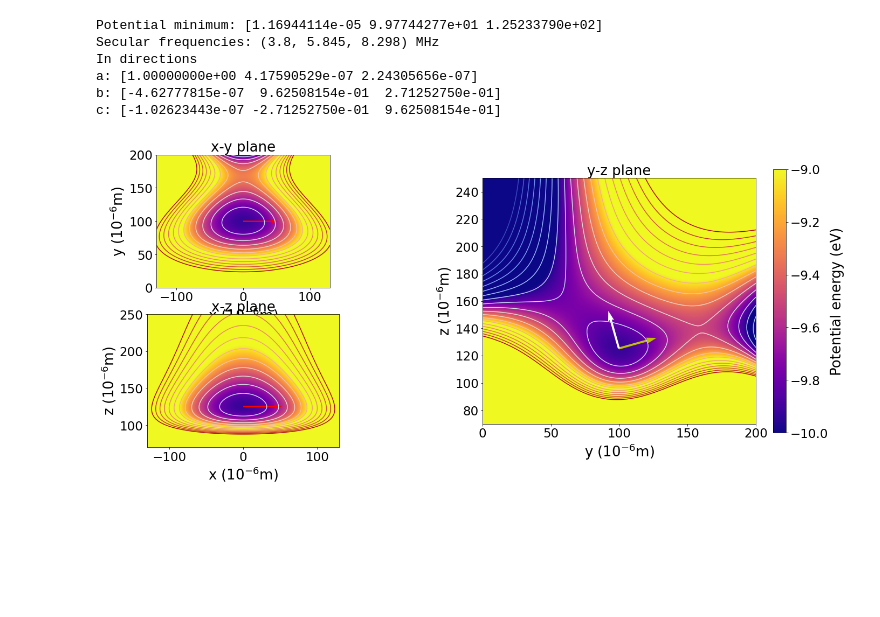
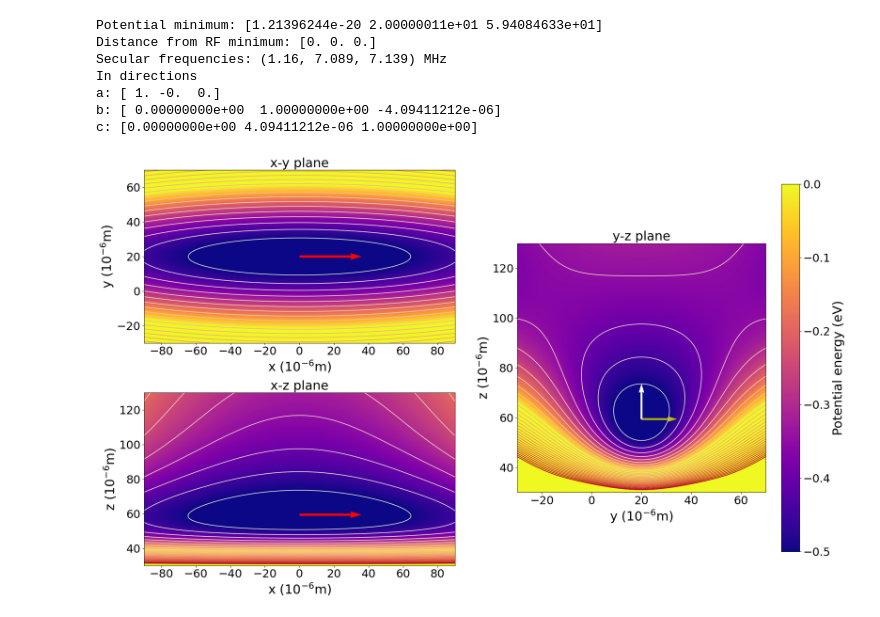
Before and after one commit to underforestaaa/Sion, a Jupyter notebook: examples/anharmonic_modes.ipynb, the cells around one changed output. Saved outputs shown, nothing was run; the diff lists cells and outputs as text; code cells hidden in the pictures; blank space fills up the shorter version.

```diff
--- a/examples/anharmonic_modes.ipynb
+++ b/examples/anharmonic_modes.ipynb
@@ -22,10 +26,10 @@ import sion as sn
 # %%
 # define trap with large anharmonicity
 L = 1e-6 # length scale
-Vrf = 200. # RF peak voltage in V
+Vrf = 100. # RF peak voltage in V
 mass = 40*ct.atomic_mass # ion mass
 Z = 1*ct.elementary_charge # ion charge
-Omega = 2*np.pi*20e6 # RF frequency in rad/s
+Omega = 2*np.pi*70e6 # RF frequency in rad/s
 Urf = Vrf * np.sqrt(Z / mass) / (2 * L * Omega)
 scale = Z / ((L * Omega) ** 2 * mass)
 
@@ -33,12 +37,14 @@ scale = Z / ((L * Omega) ** 2 * mass)
 # parameters of trap
 DCtop = [[760, 600],[1000-240, 400],[760, 600] ]  # Array of lengths and widths of Top electrodes
 DCbottom = [[760, 600],[1000-240, 400],[760, 600] ]  # Array of lengths and widths of Bottom electrodes
-cwidth = 140  # Width of central dc electrode
+cwidth = 40  # Width of central dc electrode
 clength = 6000 # length of central dc electrode
 boardwidth = 10  # width of gaps between electrodes
-rftop = 100  # width of top rf electrode, not including width of central electrode
+rfwidth = np.array([[50, 50], [50, 50]])
 rflength = 6000  # length of rf electrodes
-rfbottom = 240  # width of bottom rf electrode
+n_rf = 2
+Urf = [[Urf, Urf], [2*Urf, 2*Urf]]
 
-s, RF_electrodes, DC_electrodes = sn.five_wire_trap_design(Urf, DCtop, DCbottom, cwidth, clength, boardwidth, rftop, rflength, rfbottom, need_coordinates = True, need_plot = True)
+#s, RF_electrodes, DC_electrodes = sn.five_wire_trap_design(Urf, DCtop, DCbottom, cwidth, clength, boardwidth, rftop, rflength, rfbottom, need_coordinates = True, need_plot = True)
+s, RF_electrodes, DC_electrodes = sn.n_rf_trap_design(Urf, DCtop, DCbottom, cwidth, rfwidth, rflength, n_rf = n_rf , L = 1e-6, need_coordinates = True, need_plot = True)
 # %% [output]
@@ -46,35 +56,25 @@ s, RF_electrodes, DC_electrodes = sn.five_wire_trap_design(Urf, DCtop, DCbottom,
 # %%
-x0 = np.array(s.minimum((0., 2, 3), axis=(0, 1, 2), coord=np.identity(3), method="Newton-CG"))
-s1 = System([e for e in s if not e.rf])
-# Give the constraints for system.shims
-derivs = "xx x y z ".split()
-u_cal = s1.shims((x0 , None, deriv) for deriv in derivs)
-# Define variables for confinement in x-direction (uxx) and shim voltage sets (ux,uy,uz)
-uxx = 1*np.array(u_cal[0])
-ux = 1*np.array(u_cal[1])
-uy = 1*np.array(u_cal[2])
-uz = 1*np.array(u_cal[3])
+x0 = np.array(s.minimum((0., 0, 30), axis=(0, 1, 2), coord=np.identity(3), method="Newton-CG"))
+dc_set = 0.3*np.array([15, -15,  15, 15, -15, 15,  -3.408])
 
-dc_set = []
-for i in range(len(DC_electrodes)):
-    dc_set.append(uxx[i])
-dc_set = 100*np.array(dc_set)/max(dc_set)
-u_Set = np.concatenate((np.zeros(1), dc_set))
+u_set = np.concatenate((np.zeros(2*n_rf), dc_set))
 
 with s.with_voltages(dcs = u_set, rfs = None):
     x1 = np.array(s.minimum( x0, axis=(0, 1, 2), coord=np.identity(3), method="Newton-CG"))
     print('Potential minimum:', x1)
+    print('Distance from RF minimum:',x1-x0)
     curv_z, mod_dir=s.modes(x1,sorted=False)
     omega_sec = np.sqrt(Z*curv_z/mass)/(L*2*np.pi) * 1e-6
     print("Secular frequencies: (%.4g, %.4g, %.4g) MHz" % (omega_sec[0],omega_sec[1],omega_sec[2]))
     print("In directions\na:", mod_dir[0],"\nb:", mod_dir[1],"\nc:", mod_dir[2] )
 # %% [output]
-Potential minimum: [1.16944114e-05 9.97744277e+01 1.25233790e+02]
-Secular frequencies: (3.8, 5.845, 8.298) MHz
+Potential minimum: [1.21396244e-20 2.00000011e+01 5.94084633e+01]
+Distance from RF minimum: [0. 0. 0.]
+Secular frequencies: (1.16, 7.089, 7.139) MHz
 In directions
-a: [1.00000000e+00 4.17590529e-07 2.24305656e-07]
-b: [-4.62777815e-07  9.62508154e-01  2.71252750e-01]
-c: [-1.02623443e-07 -2.71252750e-01  9.62508154e-01]
+a: [ 1. -0.  0.]
+b: [ 0.00000000e+00  1.00000000e+00 -4.09411212e-06]
+c: [0.00000000e+00 4.09411212e-06 1.00000000e+00]
 # %%
  # #Plot the pseudopotential
 with s.with_voltages(dcs = u_set, rfs = None):
@@ -84,16 +84,16 @@ with s.with_voltages(dcs = u_set, rfs = None):
     # 2D plot settings
 
     n=100 # resolution of meshgrid = resolution of 2D plots
-    xmin, xmax = -130, 130 #set the plot ranges
-    ymin, ymax = 0, 200
-    zmin, zmax = 70, 250
+    xmin, xmax = -90, 90 #set the plot ranges
+    ymin, ymax = -30, 70
+    zmin, zmax = 30, 130
     x_cut, y_cut, z_cut = x0[0], x0[1], x0[2]# position of the yz-, xz-, xy- crossection
-    v = np.arange(-11, -8, 0.15)# set the range for contour lines (range in eV)
-    v_min, v_max = -10., -9 # set the range for colour map (range in eV)
+    v = np.arange(-2, 1, 0.05)# set the range for contour lines (range in eV)
+    v_min, v_max = -0.5, 0 # set the range for colour map (range in eV)
     fs = 26 #set the fontsize
     ls = 23 #set the labelsize
     fig = plt.figure()
-    fig.set_size_inches(25,10)
+    fig.set_size_inches(25,15)
 
     # x-y cross section
     ax1 = plt.subplot2grid((2,2), (0,0))
@@ -122,31 +122,31 @@ with s.with_voltages(dcs = u_set, rfs = None):
     CS=ax2.contour(x, z, p, v, cmap=plt.cm.coolwarm)
     im = ax2.imshow(p.T,cmap='plasma', origin='lower', vmin=v_min, vmax=v_max, extent=(xmin,xmax,zmin,zmax))
     im.set_interpolation('bilinear')
 
     # y-z cross section
     ax3 = plt.subplot2grid((2,2), (0,1), rowspan=2)
     ax3.set_title("y-z plane" ,fontsize=fs)
     ax3.set_xlabel('y ($10^{-6}$m)',fontsize=fs)
     ax3.set_ylabel('z ($10^{-6}$m)',fontsize=fs)
     ax3.tick_params(axis='x', labelsize=ls)
     ax3.tick_params(axis='y', labelsize=ls)
     xyz = np.mgrid[x_cut:x_cut+1, ymin:ymax:1j*n, zmin:zmax:1j*n]
     pot = shaped(s.potential)(xyz)
     x, z, p = (_.reshape(n, n) for _ in (xyz[1], xyz[2], pot))
     CS=ax3.contour(x, z, p, v, cmap=plt.cm.coolwarm)
     im = ax3.imshow(p.T,cmap='plasma', origin='lower', vmin=v_min, vmax=v_max, extent=(ymin,ymax,zmin,zmax))
     im.set_interpolation('bilinear')
 
     # add colorbar
     cb = fig.colorbar(im, ax=ax3, shrink=0.9)
     cb.ax.tick_params(labelsize=ls)
     cb.set_label('Potential energy (eV)', fontsize = fs)
 
     #add secular frequencies
     #change color and scale (the fewer, the longer the arrow)
     ax1.quiver(*[[x0[0]],[x0[1]]], mod_dir[0][0], mod_dir[0][1], color=['r'], scale = 5)
     ax2.quiver(*[[x0[0]],[x0[2]]], mod_dir[0][0], mod_dir[0][2], color=['r'], scale = 5)
     ax3.quiver(*[[x0[1]],[x0[2]]], mod_dir[1][1], mod_dir[1][2], color=['y'], scale = 7)
     ax3.quiver(*[[x0[1]],[x0[2]]], mod_dir[2][1], mod_dir[2][2], color=['w'], scale = 7)
 # %% [output]
-[figure, old version]
+[figure, new version]
```
Also changed, not shown: parts of 16 cells of this notebook, 1 other file.
